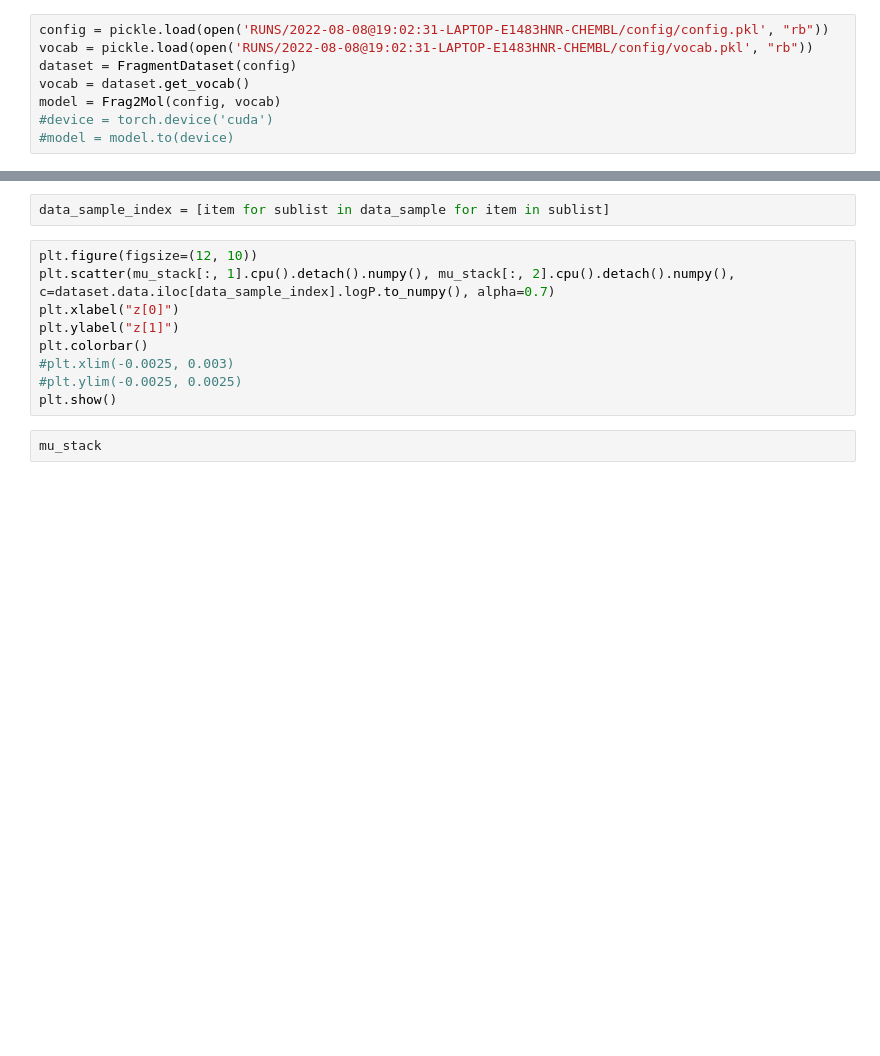
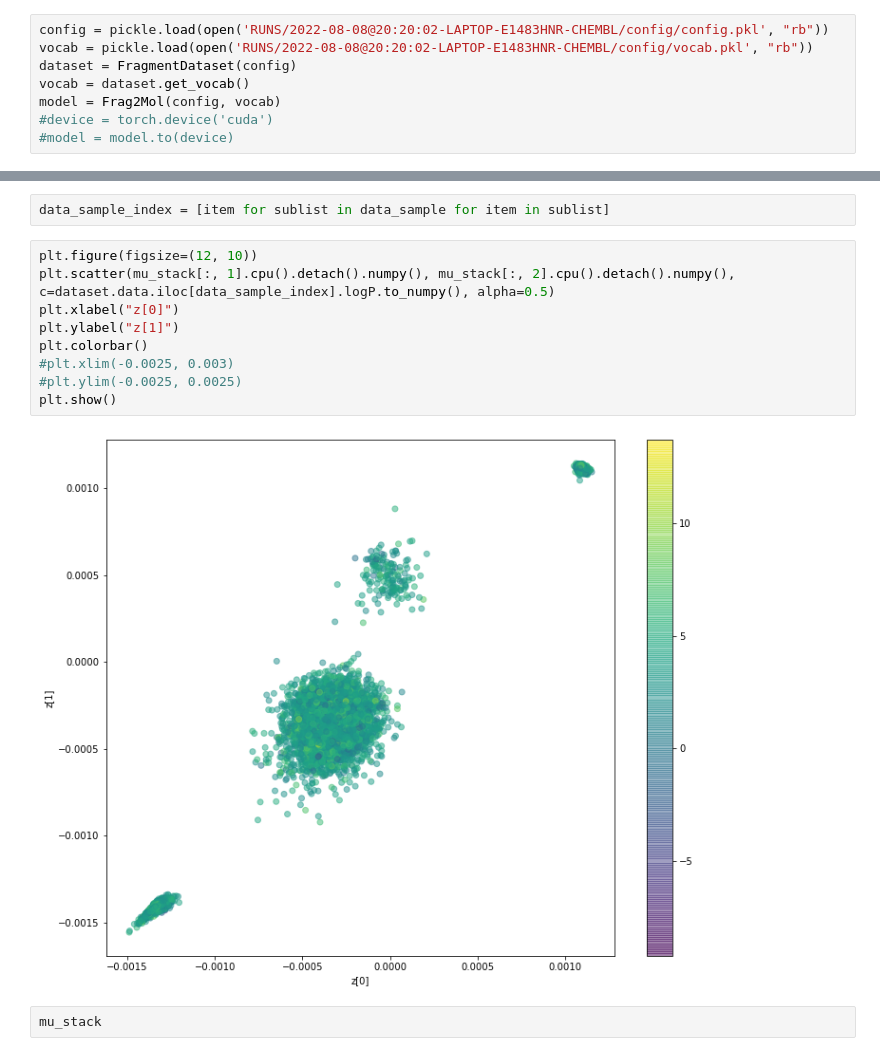
Before and after one commit to panukorn17/drug_discovery_models, a Jupyter notebook: fragment-based-dgm/Latent Space Optimisation.ipynb, the cells around one changed output, grey strips where cells are left out. Saved outputs shown, nothing was run; the diff lists cells and outputs as text; blank space fills up the shorter version.

```diff
--- a/fragment-based-dgm/Latent Space Optimisation.ipynb
+++ b/fragment-based-dgm/Latent Space Optimisation.ipynb
@@ -193,8 +193,8 @@ plt.show()
 # %% [markdown]
 # Plot Latent Space
 # %%
-config = pickle.load(open('RUNS/2022-08-08@19:02:31-LAPTOP-E1483HNR-CHEMBL/config/config.pkl', "rb"))
-vocab = pickle.load(open('RUNS/2022-08-08@19:02:31-LAPTOP-E1483HNR-CHEMBL/config/vocab.pkl', "rb"))
+config = pickle.load(open('RUNS/2022-08-08@20:20:02-LAPTOP-E1483HNR-CHEMBL/config/config.pkl', "rb"))
+vocab = pickle.load(open('RUNS/2022-08-08@20:20:02-LAPTOP-E1483HNR-CHEMBL/config/vocab.pkl', "rb"))
 dataset = FragmentDataset(config)
 vocab = dataset.get_vocab()
 model = Frag2Mol(config, vocab)
@@ -292,13 +292,15 @@ tensor(True)
 data_sample_index = [item for sublist in data_sample for item in sublist]
 # %%
 plt.figure(figsize=(12, 10))
-plt.scatter(mu_stack[:, 1].cpu().detach().numpy(), mu_stack[:, 2].cpu().detach().numpy(), c=dataset.data.iloc[data_sample_index].logP.to_numpy(), alpha=0.7)
+plt.scatter(mu_stack[:, 1].cpu().detach().numpy(), mu_stack[:, 2].cpu().detach().numpy(), c=dataset.data.iloc[data_sample_index].logP.to_numpy(), alpha=0.5)
 plt.xlabel("z[0]")
 plt.ylabel("z[1]")
 plt.colorbar()
 #plt.xlim(-0.0025, 0.003)
 #plt.ylim(-0.0025, 0.0025)
 plt.show()
+# %% [output]
+[figure, added]
 # %%
 mu_stack
 # %% [output]
```
Also changed, not shown: parts of 9 cells of this notebook, 1 other file.
